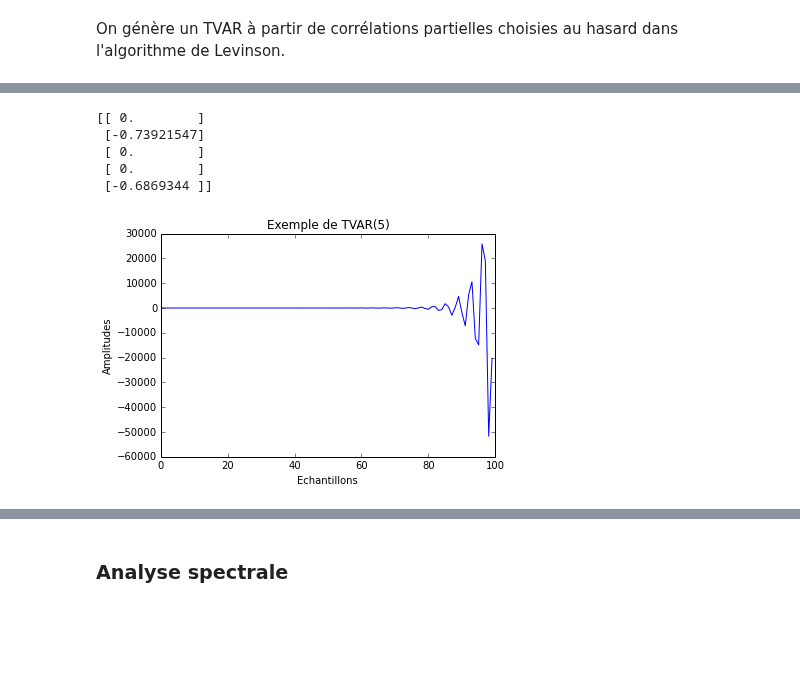
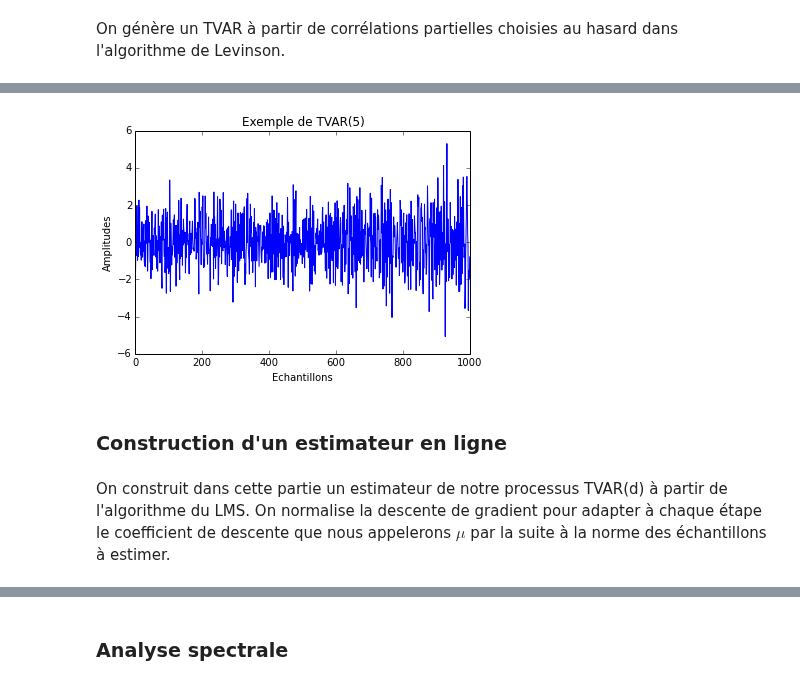
Before and after one commit to jngod2011/TVAR_Prediction, a Jupyter notebook: TVAR_d.ipynb, the cells around one changed output, grey strips where cells are left out. Drawn from its saved outputs; the diff is of its cells as text; code cells hidden in the pictures; blank space fills up the shorter version.

```diff
--- a/TVAR_d.ipynb
+++ b/TVAR_d.ipynb
@@ -18,0 +21,13 @@ MSE(\mu, t) = ||\theta_t - \hat\theta_t(\mu)||^2
+# %%
+def random_polynom(p, T):
+    """genere un polynome dans d'ordre au plus d avec des coeff tirés aléatoirement dans [-10, 10]"""
+
+    u = np.arange(1,2, 1./T) # horizon des temps normalisés
+    ordre = np.random.choice(p) + 1 #on exclue l'ordre 0 des choix possibles et on ajoute d à la place
+    coeffs = 10 * np.random.rand(ordre+1) * np.random.choice([-1,1])
+
+    out = np.ones(T)
+    for k in np.arange(ordre+1):
+        out += coeffs[k] * np.power(u, k)
+
+    return out / (1.1 *max(abs(out)))
@@ -19,15 +41,2 @@ MSE(\mu, t) = ||\theta_t - \hat\theta_t(\mu)||^2
 # %% [markdown]
 On génère un TVAR à partir de corrélations partielles choisies au hasard dans l'algorithme de Levinson.
-# %%
-def random_polynom(p, T):
-    """genere un polynome dans d'ordre au plus d avec des coeff tirés aléatoirement dans [-10, 10]"""
-
-    u = np.arange(T, 2*T) # horizon des temps normalisés
-    ordre = np.random.choice(p) + 1 #on exclue l'ordre 0 des choix possibles et on ajoute d à la place
-    coeffs = 4 * np.random.rand(ordre+1) - 8
-
-    out = np.zeros(T)
-    for k in np.arange(ordre+1):
-        out += coeffs[k] * np.power(u, k)
-
-    return out / (1.1 *max(abs(out)))
@@ -41,9 +43,8 @@ plt.plot(poly)
 # %%
-def generation_TVAR(d, T, epsilon):
+def generation_TVAR(d, T, epsilon, ordre = 5):
 
     """generation des coefficients du TVAR par les corrélations partielles de l'algorithme de Levinson"""
 
-    ordre = 3
     kappa = np.zeros((d,T))
     for k in np.arange(d):
         kappa[k,:] = random_polynom(ordre, T)
@@ -62,22 +63,22 @@ def generation_TVAR(d, T, epsilon):
 
         X[T + t] += np.dot(X[T+t-d:T+t][::-1], theta[:,t])
 
-    return X, theta
+    return X, X[T:], theta
 # %%
 d = 5
-T = int(1e2)
+T = int(1e3)
 epsilon = np.random.randn(2*T)
-X, theta = generation_TVAR(d, T, epsilon)
+ordre = 4
+X_tot, X, theta = generation_TVAR(d, T, epsilon, ordre)
 
-plt.plot(X[T:])
+plt.plot(X)
 plt.xlabel("Echantillons")
 plt.ylabel("Amplitudes")
 plt.title("Exemple de TVAR({})".format(d))
 plt.show()
 # %% [output]
-[[ 0.        ]
- [-0.73921547]
- [ 0.        ]
- [ 0.        ]
- [-0.6869344 ]]
-[figure, old version]
+[figure, new version]
+# %% [markdown]
+### Construction d'un estimateur en ligne
+# %% [markdown]
+On construit dans cette partie un estimateur de notre processus TVAR(d) à partir de l'algorithme du LMS. On normalise la descente de gradient pour adapter à chaque étape le coefficient de descente que nous appelerons $\mu$ par la suite à la norme des échantillons à estimer.
```
Also changed, not shown: parts of 36 cells of this notebook.
